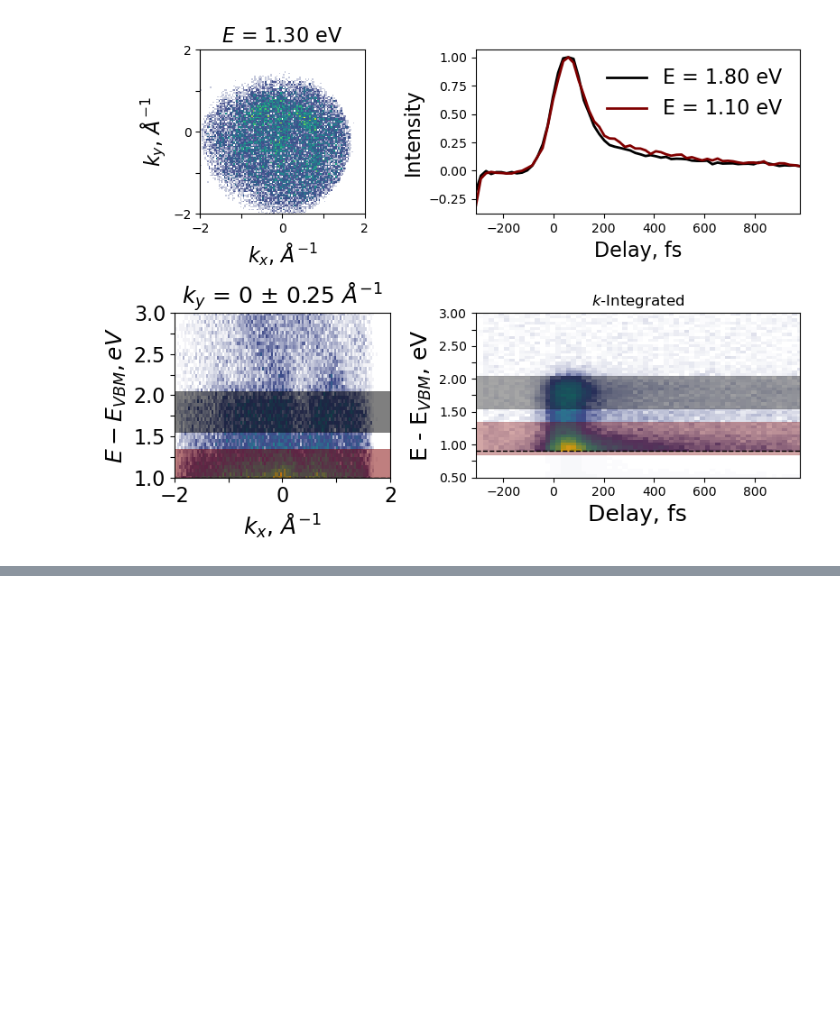
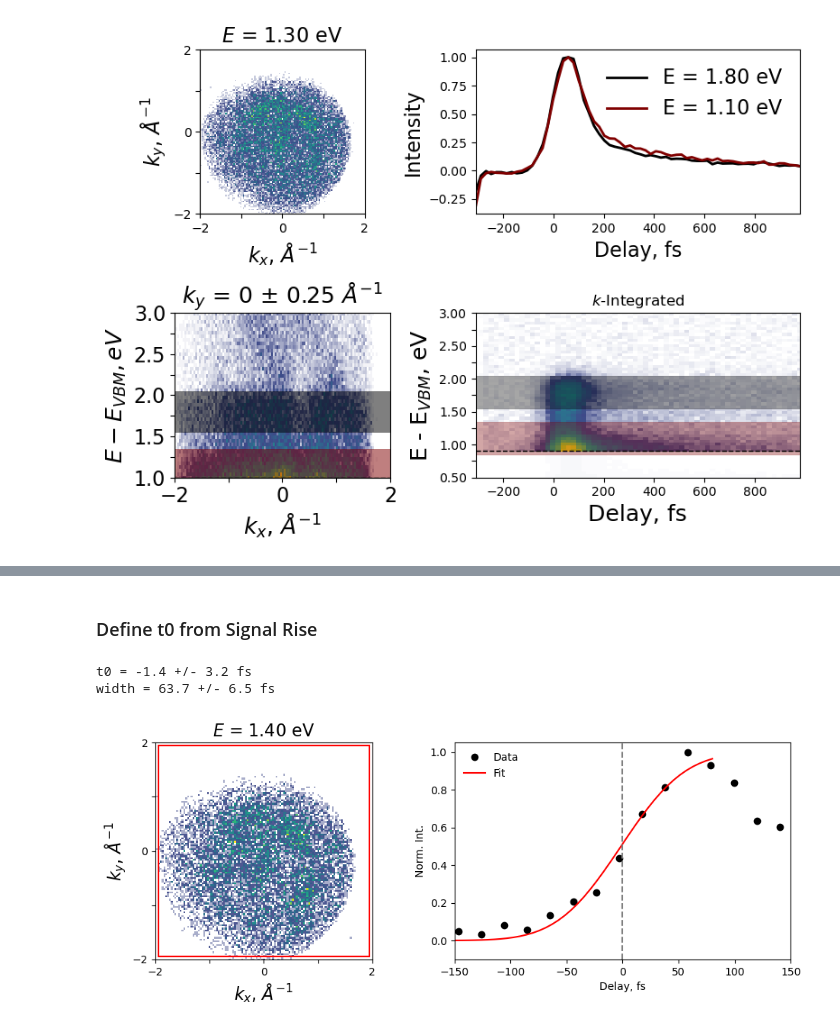
Before and after one commit to lawsonlloyd/mpes-analysis, a Jupyter notebook: mpes_Plot_Analysis.ipynb, the cells around one changed output, grey strips where cells are left out. Saved outputs shown, nothing was run; the diff lists cells and outputs as text; code cells hidden in the pictures; blank space fills up the shorter version.

```diff
--- a/mpes_Plot_Analysis.ipynb
+++ b/mpes_Plot_Analysis.ipynb
@@ -255,0 +258,39 @@ E_VBM = -0.089 +- 0.017 eV
+# %% [markdown]
+### Define t0 from Signal Rise
+# %%
+#%% Define t0 from Exciton Rise
+
+fig, ax = plt.subplots(1, 2, gridspec_kw={'width_ratios': [1, 1], 'height_ratios':[1]})
+fig.set_size_inches(10, 4, forward=False)
+ax = ax.flatten()
+
+figure_file_name = 'define_t0'
+save_figure = False
+
+### Plot EDCs at GAMMA vs time
+
+(kx, ky), (kx_int, ky_int) = (0, 0), (3.9, 3.9)
+#(kx, ky), (kx_int, ky_int) = (0, .7), (1.5, 0.5)
+E, E_int = 1.4, 0.1
+delay_limits = [-200, 80]
+
+mpes.plot_momentum_maps(
+    I_res, E=E, E_int=E_int, delays=200, delay_int=700,
+    fig = fig, ax = ax[0],
+    cmap=cmap_LTL, scale=[0, 1],
+    fontsize=16, figsize=(8, 6), colorbar=False, panel_labels = False
+)
+
+rect = (Rectangle((kx-kx_int/2, ky-ky_int/2), kx_int, ky_int, linewidth=1.5,\
+                         edgecolor='red', facecolor='None'))
+fig.axes[0].add_patch(rect)
+
+trace_ex = mpes.get_time_trace(I_res, E, E_int, (kx, ky), (kx_int, ky_int), True, True, neg_delays = (-350, -100))
+mpes.find_t0(trace_ex, delay_limits, fig, ax)
+
+if save_figure is True:
+    mpes.save_figure(fig, name = f'test', image_format = 'pdf')
+# %% [output]
+t0 = -1.4 +/- 3.2 fs
+width = 63.7 +/- 6.5 fs
+[figure, added]
```
Also changed, not shown: parts of 3 cells of this notebook.
